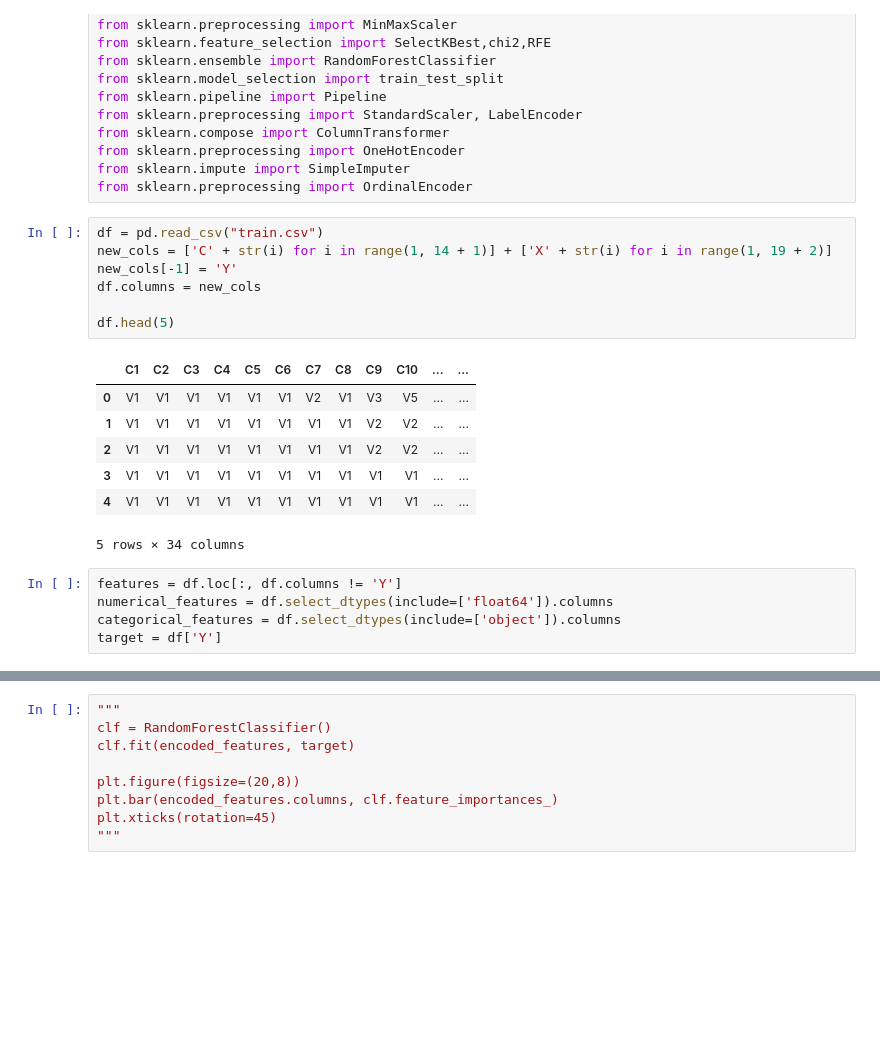
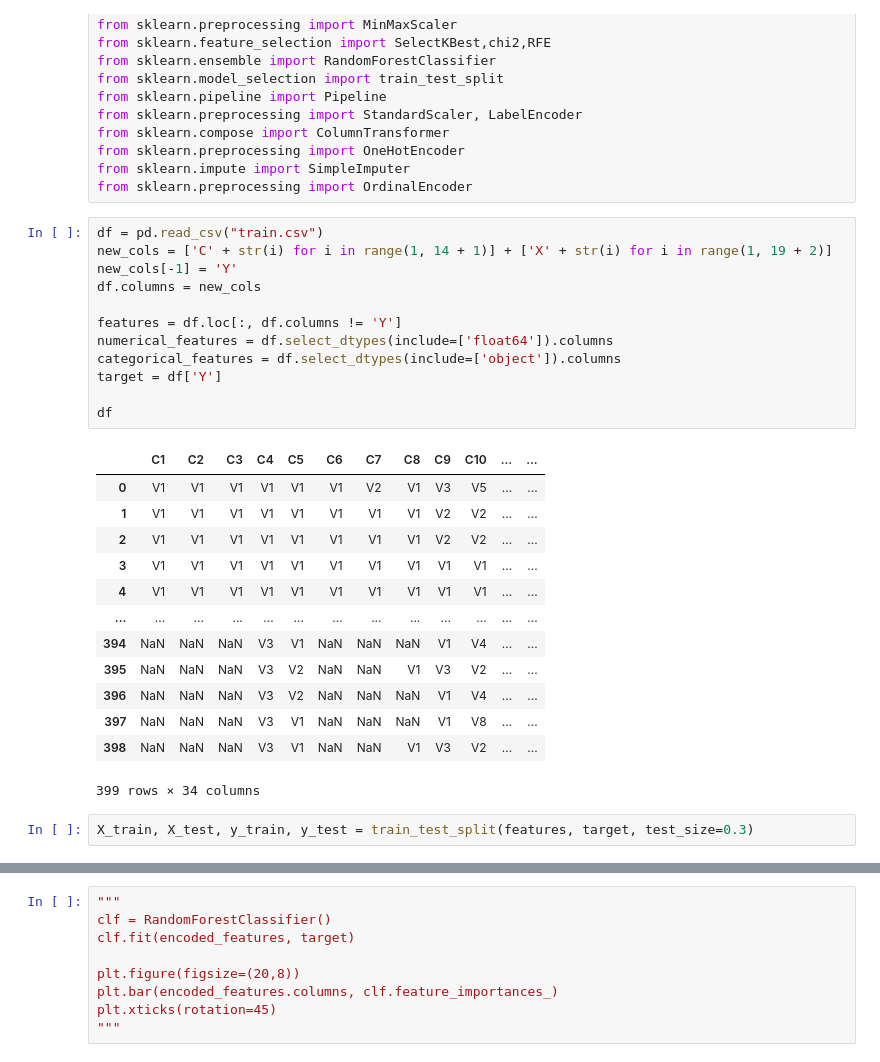
Before and after one commit to BSSB33/machine_learning, a Jupyter notebook: Semester project - ML challenge/code.ipynb, the cells around one changed output, grey strips where cells are left out. Drawn from its saved outputs; the diff is of its cells as text; blank space fills up the shorter version.

```diff
--- a/Semester project - ML challenge/code.ipynb
+++ b/Semester project - ML challenge/code.ipynb
@@ -28,23 +28,31 @@ from sklearn.preprocessing import OrdinalEncoder
 # %%
 df = pd.read_csv("train.csv")
 new_cols = ['C' + str(i) for i in range(1, 14 + 1)] + ['X' + str(i) for i in range(1, 19 + 2)]
 new_cols[-1] = 'Y'
 df.columns = new_cols
 
-df.head(5)
+features = df.loc[:, df.columns != 'Y']
+numerical_features = df.select_dtypes(include=['float64']).columns
+categorical_features = df.select_dtypes(include=['object']).columns
+target = df['Y']
+
+df
 # %% [output]
 |  | C1 | C2 | C3 | C4 | C5 | C6 | C7 | C8 | C9 | C10 | ... | ... |
 | 0 | V1 | V1 | V1 | V1 | V1 | V1 | V2 | V1 | V3 | V5 | ... | ... |
 | 1 | V1 | V1 | V1 | V1 | V1 | V1 | V1 | V1 | V2 | V2 | ... | ... |
 | 2 | V1 | V1 | V1 | V1 | V1 | V1 | V1 | V1 | V2 | V2 | ... | ... |
 | 3 | V1 | V1 | V1 | V1 | V1 | V1 | V1 | V1 | V1 | V1 | ... | ... |
 | 4 | V1 | V1 | V1 | V1 | V1 | V1 | V1 | V1 | V1 | V1 | ... | ... |
+| ... | ... | ... | ... | ... | ... | ... | ... | ... | ... | ... | ... | ... |
+| 394 | NaN | NaN | NaN | V3 | V1 | NaN | NaN | NaN | V1 | V4 | ... | ... |
+| 395 | NaN | NaN | NaN | V3 | V2 | NaN | NaN | V1 | V3 | V2 | ... | ... |
+| 396 | NaN | NaN | NaN | V3 | V2 | NaN | NaN | NaN | V1 | V4 | ... | ... |
+| 397 | NaN | NaN | NaN | V3 | V1 | NaN | NaN | NaN | V1 | V8 | ... | ... |
+| 398 | NaN | NaN | NaN | V3 | V1 | NaN | NaN | V1 | V3 | V2 | ... | ... |
-5 rows × 34 columns
+399 rows × 34 columns
-# %%
-features = df.loc[:, df.columns != 'Y']
-numerical_features = df.select_dtypes(include=['float64']).columns
-categorical_features = df.select_dtypes(include=['object']).columns
-target = df['Y']
+# %%
+X_train, X_test, y_train, y_test = train_test_split(features, target, test_size=0.3)
 # %%
 from sklearn.impute import SimpleImputer
 from sklearn.experimental import enable_iterative_imputer
```
Also changed, not shown: parts of 9 cells of this notebook.
